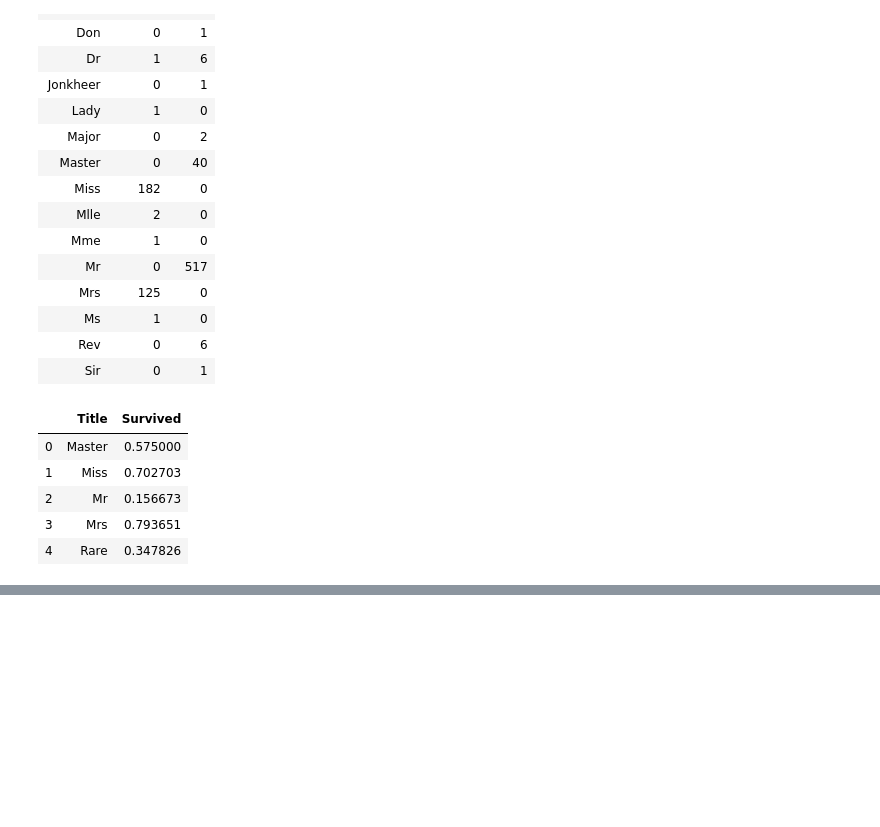
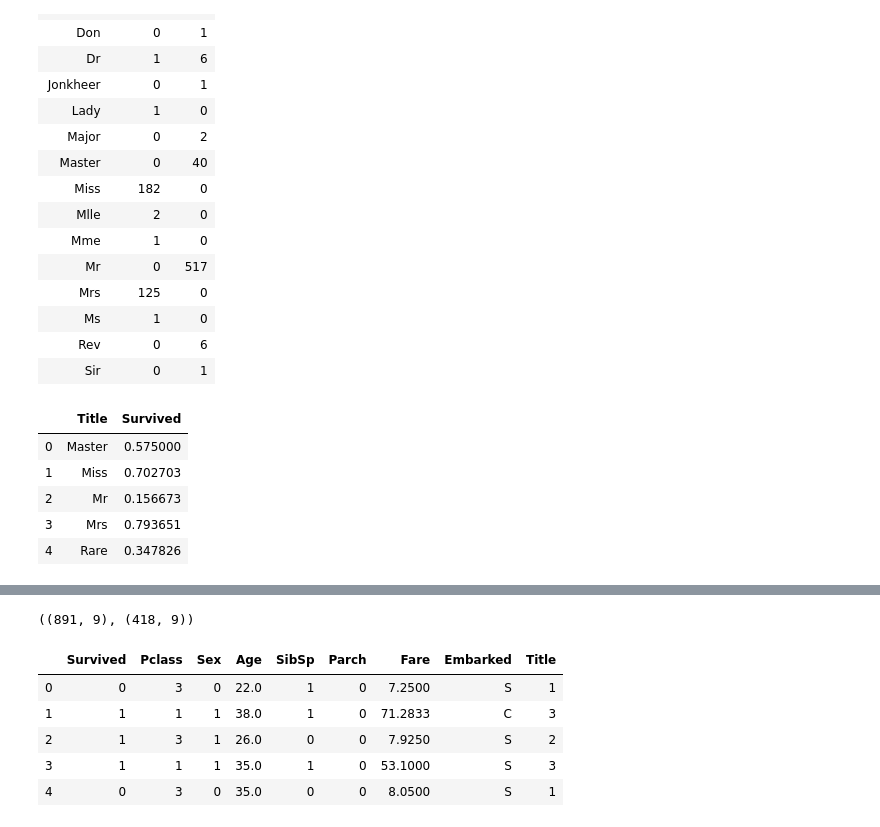
Before and after one commit to CoachCooz/Titanic-Machine-Learning, a Jupyter notebook: Machine Learning and the Titanic.ipynb, the cells around one changed output, grey strips where cells are left out. Cells and saved outputs as stored; diff of their text form; code cells hidden in the pictures; blank space fills up the shorter version.

```diff
--- a/Machine Learning and the Titanic.ipynb
+++ b/Machine Learning and the Titanic.ipynb
@@ -159,8 +159,8 @@ train = train.drop(['Ticket', 'Cabin'], axis=1)
 test = test.drop(['Ticket', 'Cabin'], axis=1)
 complete = [train, test]
 # %%
-for ds in complete:
-    ds['Title'] = ds.Name.str.extract(' ([A-Za-z]+)\.', expand=False)
+for df in complete:
+    df['Title'] = df.Name.str.extract(' ([A-Za-z]+)\.', expand=False)
 
 pd.crosstab(train['Title'], train['Sex'])
 # %% [output]
@@ -184,13 +184,13 @@ pd.crosstab(train['Title'], train['Sex'])
 | Rev | 0 | 6 |
 | Sir | 0 | 1 |
 # %%
-for ds in complete:
-    ds['Title'] = ds['Title'].replace(['Lady', 'Countess','Capt', 'Col',\
+for df in complete:
+    df['Title'] = df['Title'].replace(['Lady', 'Countess','Capt', 'Col',\
     'Don', 'Dr', 'Major', 'Rev', 'Sir', 'Jonkheer', 'Dona'], 'Rare')
 
-    ds['Title'] = ds['Title'].replace('Mlle', 'Miss')
-    ds['Title'] = ds['Title'].replace('Ms', 'Miss')
-    ds['Title'] = ds['Title'].replace('Mme', 'Mrs')
+    df['Title'] = df['Title'].replace('Mlle', 'Miss')
+    df['Title'] = df['Title'].replace('Ms', 'Miss')
+    df['Title'] = df['Title'].replace('Mme', 'Mrs')
 
 train[['Title', 'Survived']].groupby(['Title'], as_index=False).mean()
 # %% [output]
@@ -202,9 +202,9 @@ train[['Title', 'Survived']].groupby(['Title'], as_index=False).mean()
 | 4 | Rare | 0.347826 |
 # %%
 mapping = {"Mr": 1, "Miss": 2, "Mrs": 3, "Master": 4, "Rare": 5}
-for ds in complete:
-    ds['Title'] = ds['Title'].map(mapping)
-    ds['Title'] = ds['Title'].fillna(0)
+for df in complete:
+    df['Title'] = df['Title'].map(mapping)
+    df['Title'] = df['Title'].fillna(0)
 
 train.head()
 # %% [output]
@@ -214,3 +214,22 @@ train.head()
 | 2 | 3 | 1 | 3 | Heikkinen, Miss. Laina | female | 26.0 | 0 | 0 | 7.9250 | S | ... |
 | 3 | 4 | 1 | 1 | Futrelle, Mrs. Jacques Heath (Lil... | female | 35.0 | 1 | 0 | 53.1000 | S | ... |
 | 4 | 5 | 0 | 3 | Allen, Mr. William Henry | male | 35.0 | 0 | 0 | 8.0500 | S | ... |
+# %%
+train = train.drop(['Name', 'PassengerId'], axis=1)
+test = test.drop(['Name'], axis=1)
+complete = [train, test]
+train.shape, test.shape
+# %% [output]
+((891, 9), (418, 9))
+# %%
+for df in complete:
+    df['Sex'] = df['Sex'].map( {'female': 1, 'male': 0} ).astype(int)
+
+train.head()
+# %% [output]
+|  | Survived | Pclass | Sex | Age | SibSp | Parch | Fare | Embarked | Title |
+| 0 | 0 | 3 | 0 | 22.0 | 1 | 0 | 7.2500 | S | 1 |
+| 1 | 1 | 1 | 1 | 38.0 | 1 | 0 | 71.2833 | C | 3 |
+| 2 | 1 | 3 | 1 | 26.0 | 0 | 0 | 7.9250 | S | 2 |
+| 3 | 1 | 1 | 1 | 35.0 | 1 | 0 | 53.1000 | S | 3 |
+| 4 | 0 | 3 | 0 | 35.0 | 0 | 0 | 8.0500 | S | 1 |
```
Also changed, not shown: parts of 1 cell of this notebook.
